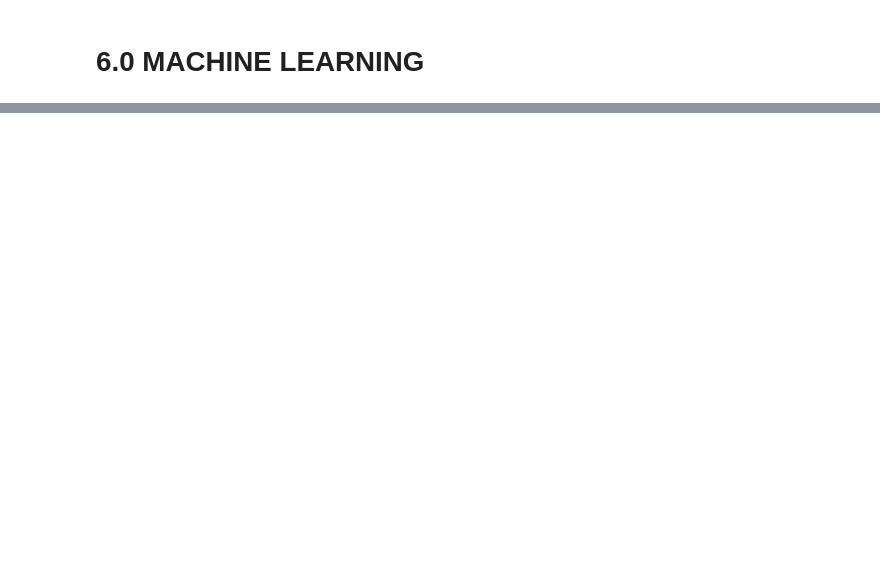
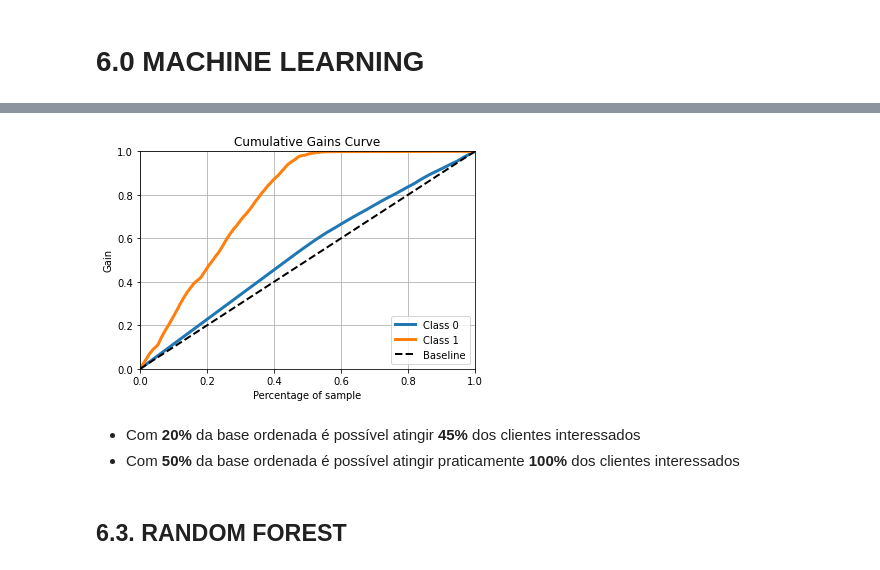
Before and after one commit to cristiandaco/health_insurance_cross_sell, a Jupyter notebook: 06_machine_learning.ipynb, the cells around one changed output, grey strips where cells are left out. Saved outputs shown, nothing was run; the diff lists cells and outputs as text; code cells hidden in the pictures; blank space fills up the shorter version.

```diff
--- a/06_machine_learning.ipynb
+++ b/06_machine_learning.ipynb
@@ -539,0 +567,19 @@ x_test = x_test[cols_selected]
+# %%
+#definicao do modelo
+lr_model = lm.LogisticRegression( random_state = 0 )
+
+#treino do modelo
+lr_model.fit( x_train, y_train )
+
+#predicao do modelo
+yhat_lr = lr_model.predict_proba( x_test )
+# %%
+#cumulative gain curve
+skplt.metrics.plot_cumulative_gain( y_test, yhat_lr );
+# %% [output]
+[figure, added]
+# %% [markdown]
+- Com **20%** da base ordenada é possível atingir **45%** dos clientes interessados
+- Com **50%** da base ordenada é possível atingir praticamente **100%** dos clientes interessados
+# %% [markdown]
+## 6.3. RANDOM FOREST
```
Also changed, not shown: parts of 14 cells of this notebook.
